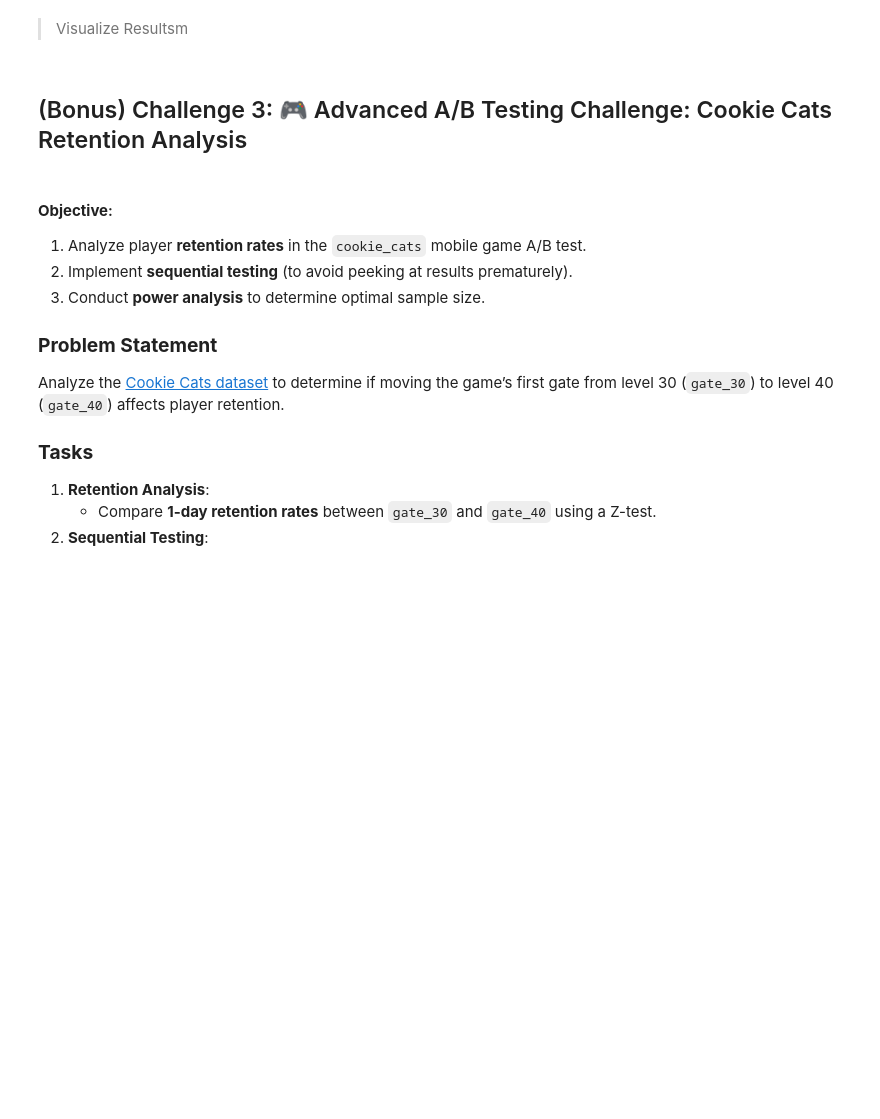
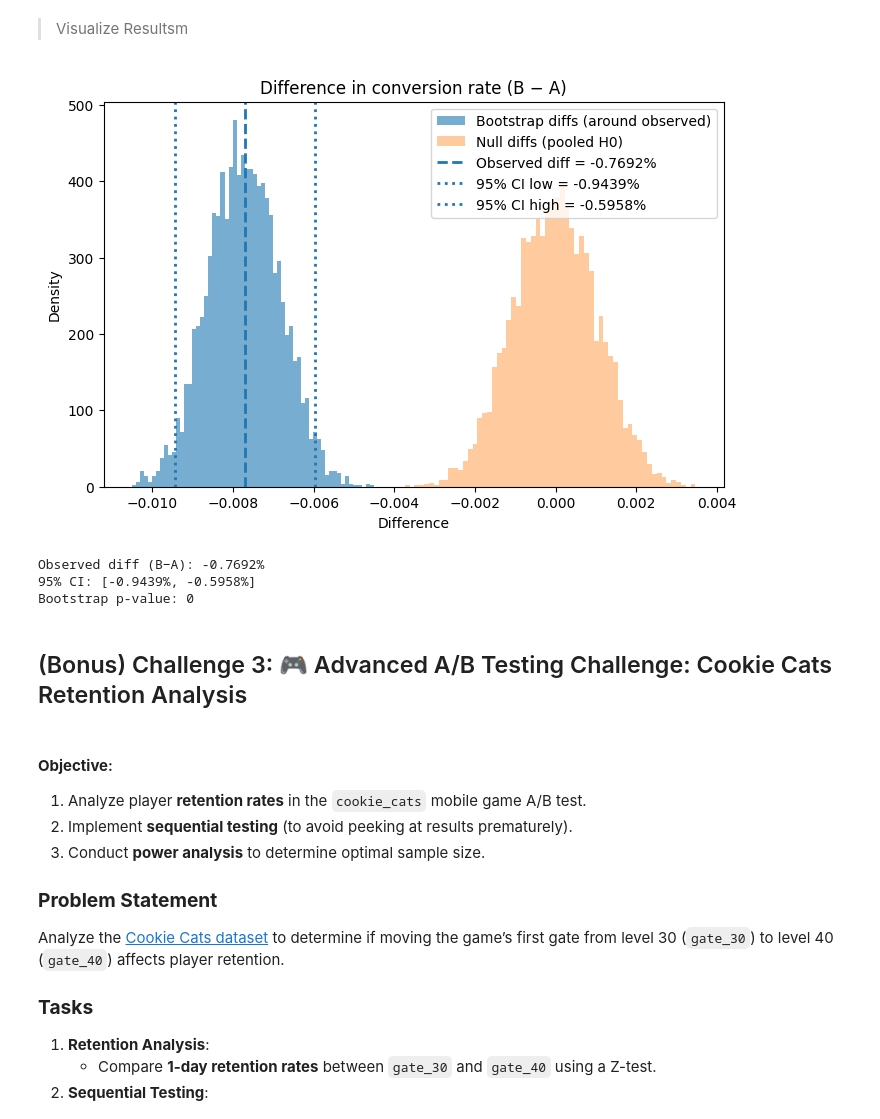
Before and after one commit to chandlershortlidge/lab-intro-to-ab-testing, a Jupyter notebook: your-code/main.ipynb, the cells around one changed output. Cells and saved outputs as stored; diff of their text form; code cells hidden in the pictures; blank space fills up the shorter version.

```diff
--- a/your-code/main.ipynb
+++ b/your-code/main.ipynb
@@ -241,3 +242,7 @@ total did not convert: 573258
 # %% [markdown]
 📊 Part 1: Traditional A/B Test
 > Calculate Conversion Rates
+# %%
+table = pd.crosstab(data["test group"], data["converted"])
+
+print(table)
@@ -244,5 +283,12 @@ total did not convert: 573258
 # %% [markdown]
 > Statistical Test
 # %%
-# TODO
-# Insert your code HERE
+stat, p, dof, expected = chi2_contingency(table)
+
+# interpret p-value
+alpha = 0.05
+print("p value is " + str(p))
+if p <= alpha:
+    print('H1(alternative): reject H0, statistically significant difference in converstion rates.')
+else:
+    print('H0(null): The conversion rate is independent of group (PSA vs Ad).')
@@ -258,8 +342,65 @@ total did not convert: 573258
 # %% [markdown]
 >Visualize Resultsm
 # %%
-# TODO
-# Insert your code HERE
+import numpy as np
+import matplotlib.pyplot as plt
+
+def bootstrap_plot_ab(clicks_a, total_a, clicks_b, total_b, iters=5000, alpha=0.05, seed=42):
+    rng = np.random.default_rng(seed)
+
+    # observed rates (report B − A)
+    p_a = clicks_a / total_a
+    p_b = clicks_b / total_b
+    obs = p_b - p_a
+
+    # CI via parametric bootstrap around observed rates
+    ctr_a = rng.binomial(total_a, p_a, size=iters) / total_a
+    ctr_b = rng.binomial(total_b, p_b, size=iters) / total_b
+    diffs = ctr_b - ctr_a
+    lo, hi = np.percentile(diffs, [100*alpha/2, 100*(1-alpha/2)])
+
+    # p-value via null-pooled bootstrap (H0: p_a == p_b)
+    pooled_p = (clicks_a + clicks_b) / (total_a + total_b)
+    null_a = rng.binomial(total_a, pooled_p, size=iters) / total_a
+    null_b = rng.binomial(total_b, pooled_p, size=iters) / total_b
+    null_diffs = null_b - null_a
+    p_boot = (np.abs(null_diffs) >= abs(obs)).mean()
+
+    # ---- visualize
+    plt.figure(figsize=(8,5))
+    plt.hist(diffs, bins=60, alpha=0.6, density=True, label="Bootstrap diffs (around observed)")
+    plt.hist(null_diffs, bins=60, alpha=0.4, density=True, label="Null diffs (pooled H0)")
+    plt.axvline(obs, linestyle="--", linewidth=2, label=f"Observed diff = {obs:.4%}")
+    plt.axvline(lo, linestyle=":", linewidth=2, label=f"95% CI low = {lo:.4%}")
+    plt.axvline(hi, linestyle=":", linewidth=2, label=f"95% CI high = {hi:.4%}")
+    plt.title("Difference in conversion rate (B − A)")
+    plt.xlabel("Difference")
+    plt.ylabel("Density")
+    plt.legend()
+    plt.show()
+
+    return obs, (lo, hi), p_boot
+
+# --- If you already have the crosstab `table` with columns [False, True] and index ['ad','psa'] ---
+# conversions (True) and totals per group
+conv = table[True]
+nobs = table.sum(axis=1)
+
+# A = ad, B = psa  (diff will be PSA − Ad; flip if you prefer the opposite)
+obs, ci, p = bootstrap_plot_ab(
+    clicks_a=int(conv['ad']),   total_a=int(nobs['ad']),
+    clicks_b=int(conv['psa']),  total_b=int(nobs['psa']),
+    iters=5000, alpha=0.05, seed=42
+)
+
+print(f"Observed diff (B−A): {obs:.4%}")
+print(f"95% CI: [{ci[0]:.4%}, {ci[1]:.4%}]")
+print(f"Bootstrap p-value: {p:.4g}")
+# %% [output]
+[figure, added]
+Observed diff (B−A): -0.7692%
+95% CI: [-0.9439%, -0.5958%]
+Bootstrap p-value: 0
 # %% [markdown]
 ## (Bonus) Challenge 3: 🎮 Advanced A/B Testing Challenge: Cookie Cats Retention Analysis
 # %% [markdown]
```
Also changed, not shown: parts of 5 cells of this notebook.
